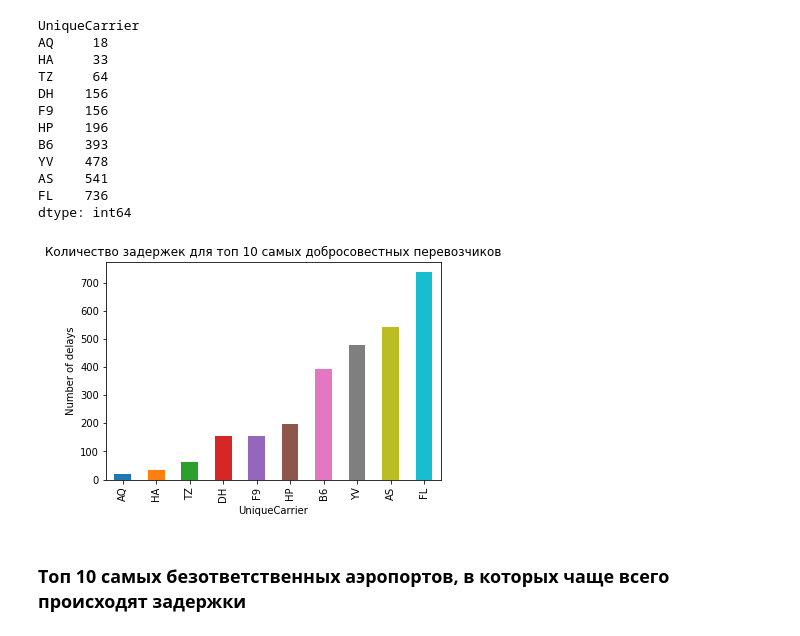
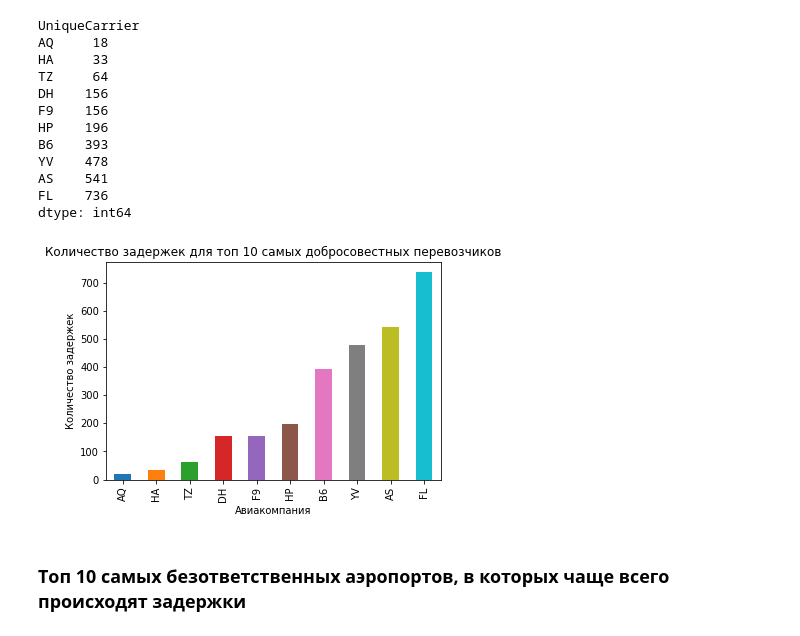
Before and after one commit to bindarya/DZ, a Jupyter notebook: DZ2_2_sem_version2.ipynb, the cells around one changed output. Saved outputs shown, nothing was run; the diff lists cells and outputs as text; code cells hidden in the pictures.

```diff
--- a/DZ2_2_sem_version2.ipynb
+++ b/DZ2_2_sem_version2.ipynb
@@ -82,12 +82,12 @@ FL    736
 dtype: int64
 # %%
 data.groupby("UniqueCarrier").apply(lambda data: np.sum(data["dep_delayed_15min"] == "Y")).sort_values(ascending=True)[:10].plot(kind='bar')
-plt.xlabel("UniqueCarrier")
-plt.ylabel("Number of delays")
+plt.xlabel("Авиакомпания")
+plt.ylabel("Количество задержек")
 plt.title('Количество задержек для топ 10 самых добросовестных перевозчиков')
 plt.show()
 # %% [output]
-[figure, old version]
+[figure, new version]
 # %% [markdown]
 ### Tоп 10 самых безответственных аэропортов, в которых чаще всего происходят задержки ###
 # %%
```
Also changed, not shown: parts of 10 cells of this notebook.
